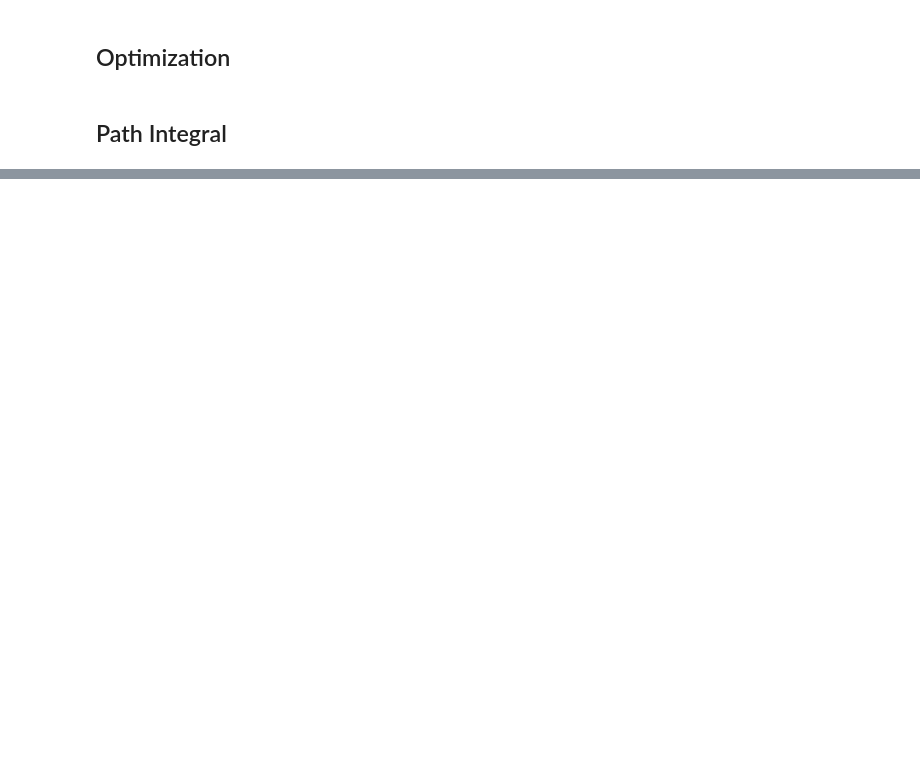
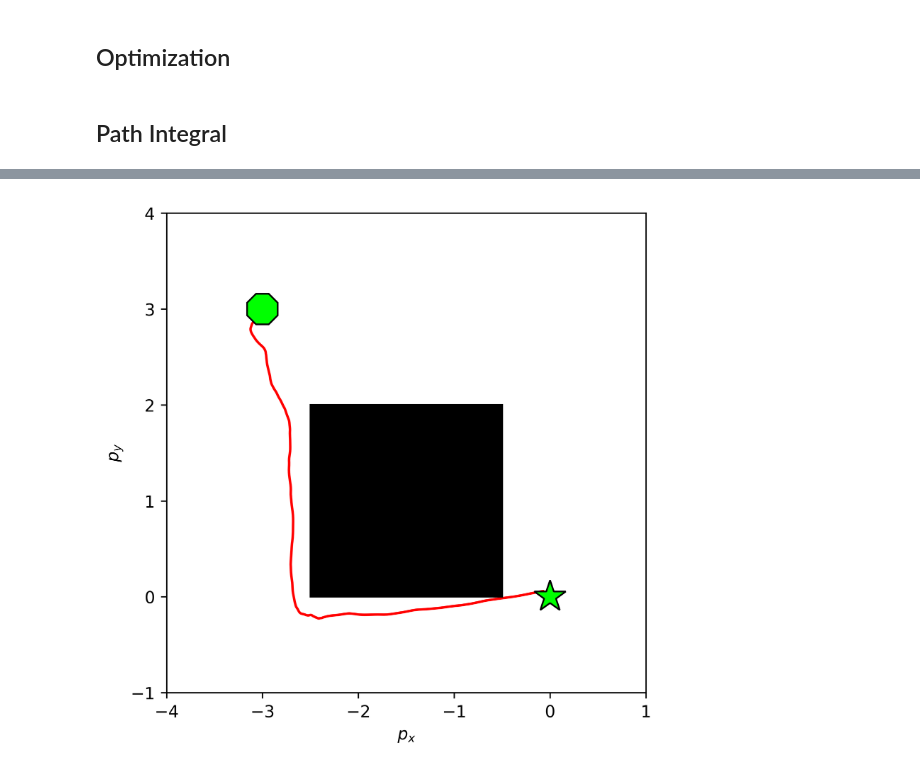
Before and after one commit to Lemutisme/Distributionally-Robust-Path-Integral-Control, a Jupyter notebook: DRcotrol_double-integrator_final.ipynb, the cells around one changed output, grey strips where cells are left out. Cells and saved outputs as stored; diff of their text form; code cells hidden in the pictures; blank space fills up the shorter version.

```diff
--- a/DRcotrol_double-integrator_final.ipynb
+++ b/DRcotrol_double-integrator_final.ipynb
@@ -130,7 +179,7 @@ def term_cost(dist2, goal_reached) :
 def compute_next_state(x_curr, u_curr, noise, dt):
     return F @ x_curr + G @ (u_curr + noise)
 
-def rollout(initial_state, goal_state, u_curr, obs_pos, obs_r, T, dt, theta, noise_samples, dist_weight, Sigma, obs_cost=10, num_trajs=500, goal_tolerance=0.1):
+def rollout(dynamics, obstacles, initial_state, goal_state, u_curr, obs_pos, obs_r, T, dt, theta, noise_samples, dist_weight, Sigma, obs_cost=10, num_trajs=500, goal_tolerance=0.1):
     costs = np.zeros(num_trajs)
     # time_steps = len(u_curr) # Haven't defined u_curr yet
     time_steps = int(T//dt)
@@ -151,7 +200,7 @@ def rollout(initial_state, goal_state, u_curr, obs_pos, obs_r, T, dt, theta, noi
         for t in range(time_steps):
 
             # Compute next state
-            x_curr = compute_next_state(x_curr, 0, noise_samples[k, t, :], dt)
+            x_curr = dynamics.compute_next_state(x_curr, [0, 0], noise_samples[k, t, :])
 
             if k < 20:
                 x_vis[k, t, :] = x_curr[:2]
@@ -165,10 +214,10 @@ def rollout(initial_state, goal_state, u_curr, obs_pos, obs_r, T, dt, theta, noi
                 break
 
             # Calculate obstacle cost
-            costs[k] += compute_obstacle_cost(x_curr, obs_pos, obs_r, obs_cost)
+            costs[k] += obstacles.compute_obstacle_cost(x_curr)
 
             # Calculate boundary penalty
-            costs[k] += compute_boundary_penalty(x_curr, obs_cost)
+            costs[k] += obstacles.compute_boundary_penalty(x_curr)
 
             if dist_to_goal <= goal_tolerance_sq:
                 goal_reached = True
@@ -239,12 +288,8 @@ def update_useq_NM(costs, u_curr, noise_samples, gammas, T, dt, init_report, n=2
 
     # Define the cost function wrapper
     def opt_cost_func(lambda_, gamma, costs, num_trajs):
-        #denominator = 1 / num_trajs * np.sum(np.exp(-costs / lambda_))
-        log_denominator = logsumexp(-costs / lambda_) - np.log(num_trajs)
-        denominator = np.exp(log_denominator)
-        if denominator == 0:
-            return np.inf  # Return a large value to indicate failure
-        return gamma / lambda_ - lambda_ * np.log(denominator)
+        return gamma / lambda_ - lambda_ * np.log(1/num_trajs * np.sum(np.exp(-costs / lambda_)))
+        # return lambda_ / gamma  + 1 / lambda_ * np.log(1 / num_trajs * np.sum(np.exp(costs * lambda_)))
 
     for gamma in gammas:
         # Alternatively, use the Nelder-Mead method.  'Powell', 'CG', 'BFGS', 'Newton-CG', 'L-BFGS-B', 'TNC', 'COBYLA', 'SLSQP', 'trust-constr', 'dogleg', 'trust-ncg', 'trust-exact', 'trust-krylov'
@@ -260,10 +305,10 @@ def update_useq_NM(costs, u_curr, noise_samples, gammas, T, dt, init_report, n=2
 # %% [markdown]
 ## Path Integral
 # %%
-def path_integral(Sigma, initial_state, x_goal, u_curr, dist_weight, obs_cost, obs_pos, obs_r, T, dt, theta, num_trajs, init_report, gammas, method):
+def path_integral(dynamics, obstacles, Sigma, initial_state, x_goal, u_curr, dist_weight, obs_cost, obs_pos, obs_r, T, dt, theta, num_trajs, init_report, gammas, method):
 
     noise_samples = sample_noise(Sigma, T, dt, num_trajs, n=2)
-    costs, x_vis = rollout(initial_state, x_goal, u_curr, obs_pos, obs_r, T, dt, theta, noise_samples, dist_weight, Sigma, obs_cost, num_trajs, goal_tolerance=0.1)
+    costs, x_vis = rollout(dynamics, obstacles, initial_state, x_goal, u_curr, obs_pos, obs_r, T, dt, theta, noise_samples, dist_weight, Sigma, obs_cost, num_trajs, goal_tolerance=0.1)
 
     if method == 'DR Non':
         u_curr = update_useq_risk_neutral(costs, u_curr, noise_samples, T, dt, lambda_neut=100, n=2)
@@ -281,0 +389,65 @@ def path_integral(Sigma, initial_state, x_goal, u_curr, dist_weight, obs_cost, o
+# %%
+for k in range(num_simulation):
+
+    terminate = False
+    hit_obstacle = False
+    hit_boundary = False
+
+    # Simulation
+    u_curr = np.zeros((int(T//dt), 2))
+    x_hist = np.zeros((max_steps+1, 4)) * np.nan
+    u_hist = np.zeros((max_steps+1, 2)) * np.nan
+    x_hist[0] = x_init.copy()
+
+    for t in range(max_steps):
+
+        u_curr, x_vis = path_integral(dynamics, obstacles, Sigma, x_hist[t], x_goal, u_curr, dist_weight,
+                            obs_cost, obstacle_positions, obstacle_radius,
+                            T, dt, theta, num_trajs, init_report=t, gammas=gamma, method=method)
+        u_hist[t] = u_curr[0]
+
+        noise = true_mu + np.random.multivariate_normal(np.zeros(u_curr.shape[1]), Sigma) # drift term + increment of a standard Wiener process
+
+        # x_hist[t+1] = F @ x_hist[t] + G @ (u_curr[0] + noise) Set G == the noise Mapping Matrix
+        x_hist[t+1] = dynamics.compute_next_state(x_hist[t], u_curr[0], noise)
+
+        hit_obstacle = obstacles.check_hit_obstacle(x_hist[t+1])
+        if hit_obstacle:
+            terminate = True
+            fail_index.append(k)
+            print("Hit obstacle")
+            break
+
+        hit_boundary = obstacles.check_hit_boundary(x_hist[t+1])
+        if hit_boundary:
+            terminate = True
+            fail_index.append(k)
+            print("Hit boundary")
+            break
+
+        # Goal check
+        if  np.linalg.norm(x_hist[t+1, :2] - x_goal) <= goal_tolerance <= goal_tolerance:
+            print(f"Goal reached at t={t * dt}s")
+            success_time.append(t * dt)
+            terminate = True
+            success_index.append(k)
+            break
+
+    x_hists[k, :t, :] = x_hist[:t, :2]
+
+    if terminate:
+        fig, ax = plt.subplots()
+        ax.plot([x_init[0]], [x_init[1]], '8', markersize=20, markerfacecolor='lime', label='Initial State', markeredgecolor='k', zorder=6)
+        ax.plot([x_goal[0]], [x_goal[1]], '*', markersize=20, markerfacecolor='lime', label='Target State', markeredgecolor='k', zorder=6)
+        obstacles.plot_obstacles(ax)
+
+        ax.plot(x_hist[:,0], x_hist[:,1], 'r', label='Past state')
+        ax.set_xlim(obstacles.boundary_x)
+        ax.set_ylim(obstacles.boundary_y)
+        ax.set_xlabel(r'$p_{x}$')
+        ax.set_ylabel(r'$p_{y}$')
+        plt.gcf().set_dpi(600)
+        ax.set_aspect('equal')
+        plt.tight_layout()
+        plt.show()
+# %% [output]
@@ -281,0 +457 @@ def path_integral(Sigma, initial_state, x_goal, u_curr, dist_weight, obs_cost, o
+[figure, added]
```
Also changed, not shown: parts of 18 cells of this notebook, 22 other files.
